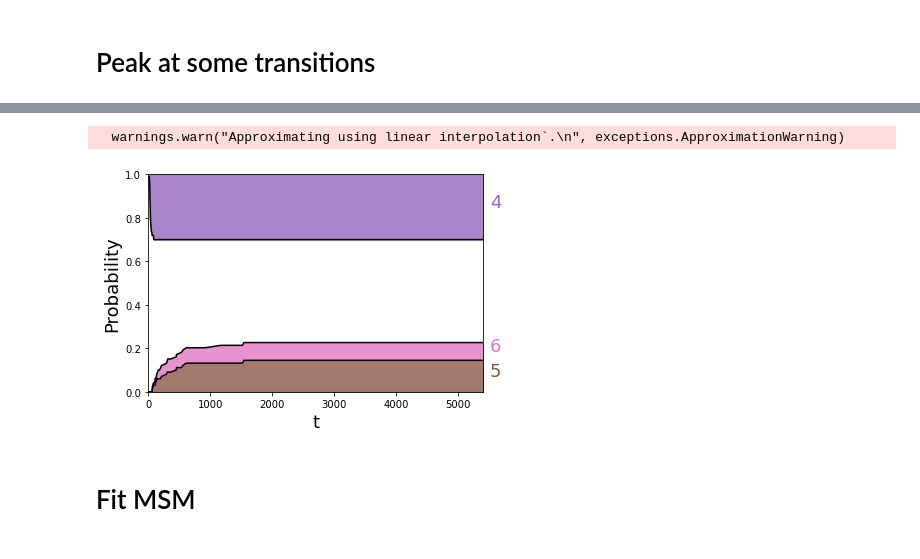
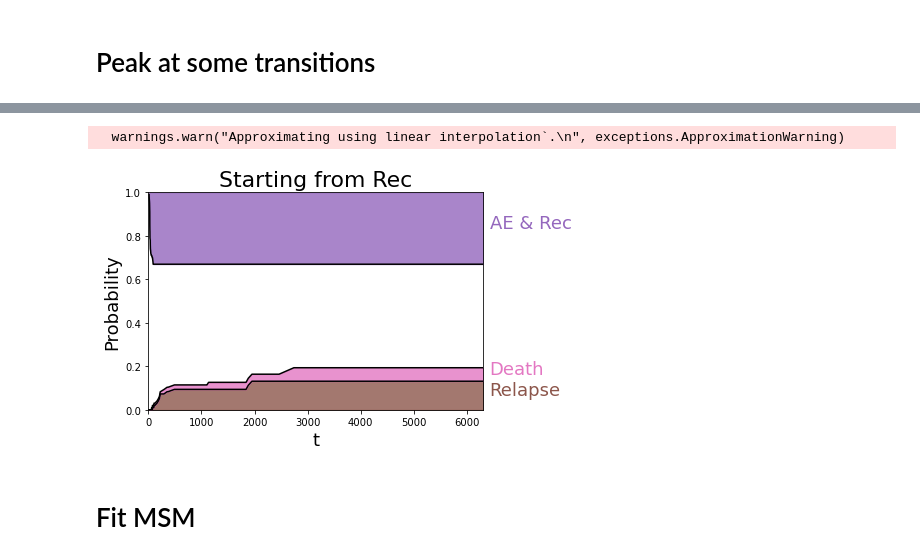
Before and after one commit to hrossman/pymsm, a Jupyter notebook: pymsm/examples/embt.ipynb, the cells around one changed output, grey strips where cells are left out. Cells and saved outputs as stored; diff of their text form; code cells hidden in the pictures.

```diff
--- a/pymsm/examples/embt.ipynb
+++ b/pymsm/examples/embt.ipynb
@@ -49,10 +60,21 @@ stackplot(data=stackplot_data, duration_col='time_transition_to_target', event_c
 # %%
-stackplot_data = competing_risk_dataset[competing_risk_dataset["origin_state"]==2].sample(100)
+origin_state = 2
+stackplot_data = competing_risk_dataset[
+    competing_risk_dataset["origin_state"] == origin_state
+].sample(100)
 
-stackplot(data=stackplot_data, duration_col='time_transition_to_target', event_col='target_state', order_top=[4], order_bottom=[5,6])
+stackplot(
+    data=stackplot_data,
+    origin_state=origin_state,
+    duration_col="time_transition_to_target",
+    event_col="target_state",
+    order_top=[4],
+    order_bottom=[5, 6],
+    labels=states_labels,
+)
 # %% [output]
   warnings.warn("Approximating using linear interpolation`.\n", exceptions.ApproximationWarning)
-[figure, old version]
+[figure, new version]
 # %% [markdown]
 # Fit MSM
 # %%
```
Also changed, not shown: parts of 6 cells of this notebook, 1 other file.
